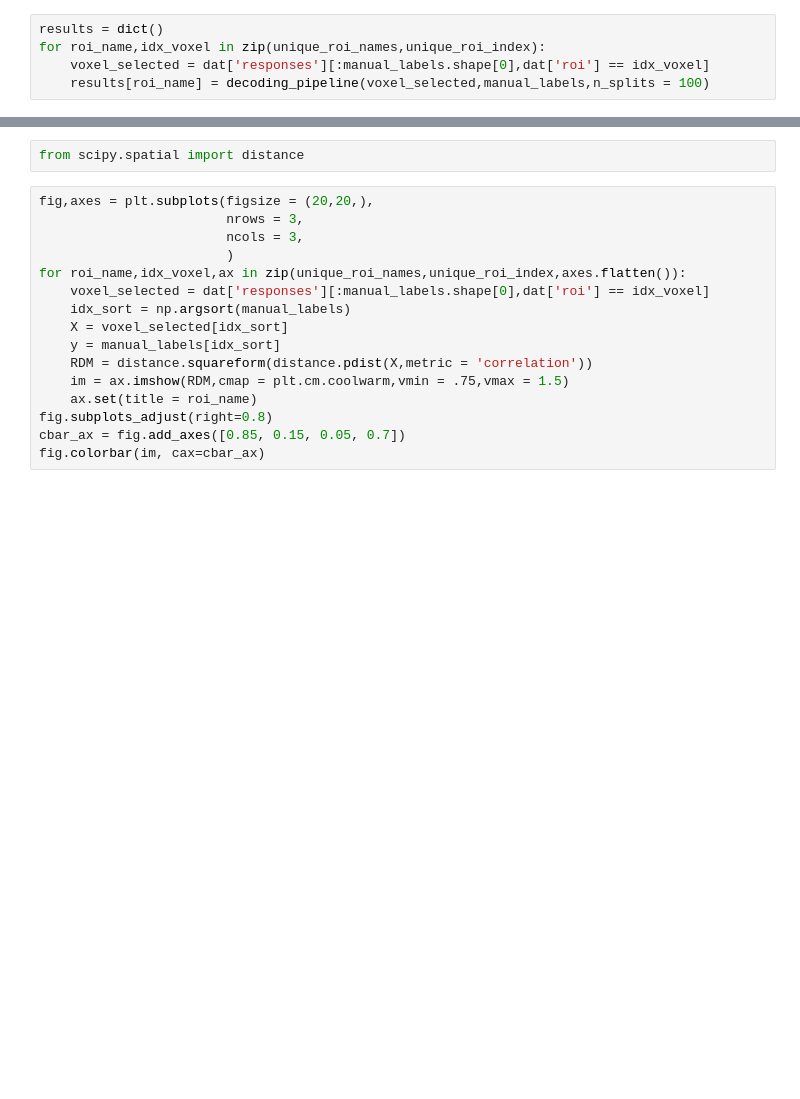
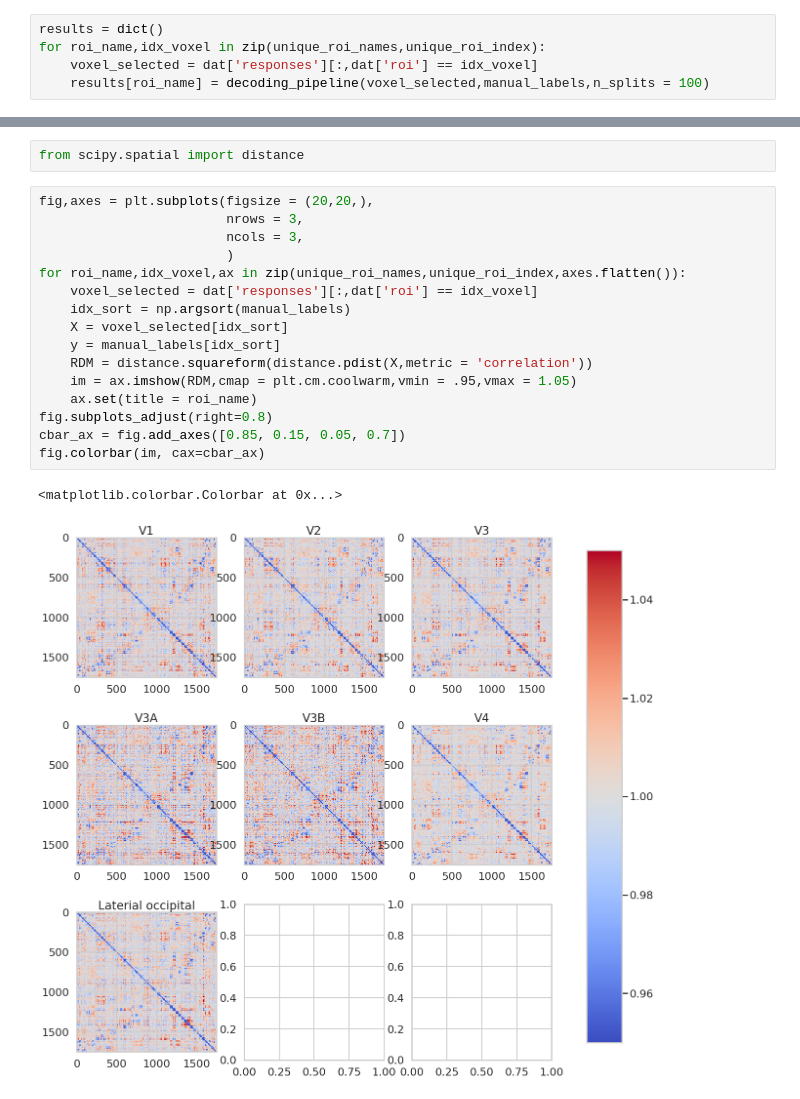
Before and after one commit to colaquafina/Roller-King, a Jupyter notebook: decoding_workflow.ipynb, the cells around one changed output, grey strips where cells are left out. Saved outputs shown, nothing was run; the diff lists cells and outputs as text; blank space fills up the shorter version.

```diff
--- a/decoding_workflow.ipynb
+++ b/decoding_workflow.ipynb
@@ -88,6 +81,6 @@ def decoding_pipeline(BOLD_signal_voxels,manual_labels,
 # %%
 results = dict()
 for roi_name,idx_voxel in zip(unique_roi_names,unique_roi_index):
-    voxel_selected = dat['responses'][:manual_labels.shape[0],dat['roi'] == idx_voxel]
+    voxel_selected = dat['responses'][:,dat['roi'] == idx_voxel]
     results[roi_name] = decoding_pipeline(voxel_selected,manual_labels,n_splits = 100)
 # %% [output]
@@ -118,16 +133,19 @@ from scipy.spatial import distance
 # %%
 fig,axes = plt.subplots(figsize = (20,20,),
                         nrows = 3,
                         ncols = 3,
                         )
 for roi_name,idx_voxel,ax in zip(unique_roi_names,unique_roi_index,axes.flatten()):
-    voxel_selected = dat['responses'][:manual_labels.shape[0],dat['roi'] == idx_voxel]
+    voxel_selected = dat['responses'][:,dat['roi'] == idx_voxel]
     idx_sort = np.argsort(manual_labels)
     X = voxel_selected[idx_sort]
     y = manual_labels[idx_sort]
     RDM = distance.squareform(distance.pdist(X,metric = 'correlation'))
-    im = ax.imshow(RDM,cmap = plt.cm.coolwarm,vmin = .75,vmax = 1.5)
+    im = ax.imshow(RDM,cmap = plt.cm.coolwarm,vmin = .95,vmax = 1.05)
     ax.set(title = roi_name)
 fig.subplots_adjust(right=0.8)
 cbar_ax = fig.add_axes([0.85, 0.15, 0.05, 0.7])
 fig.colorbar(im, cax=cbar_ax)
+# %% [output]
+<matplotlib.colorbar.Colorbar at 0x...>
+[figure, added]
```
Also changed, not shown: parts of 4 cells of this notebook.
